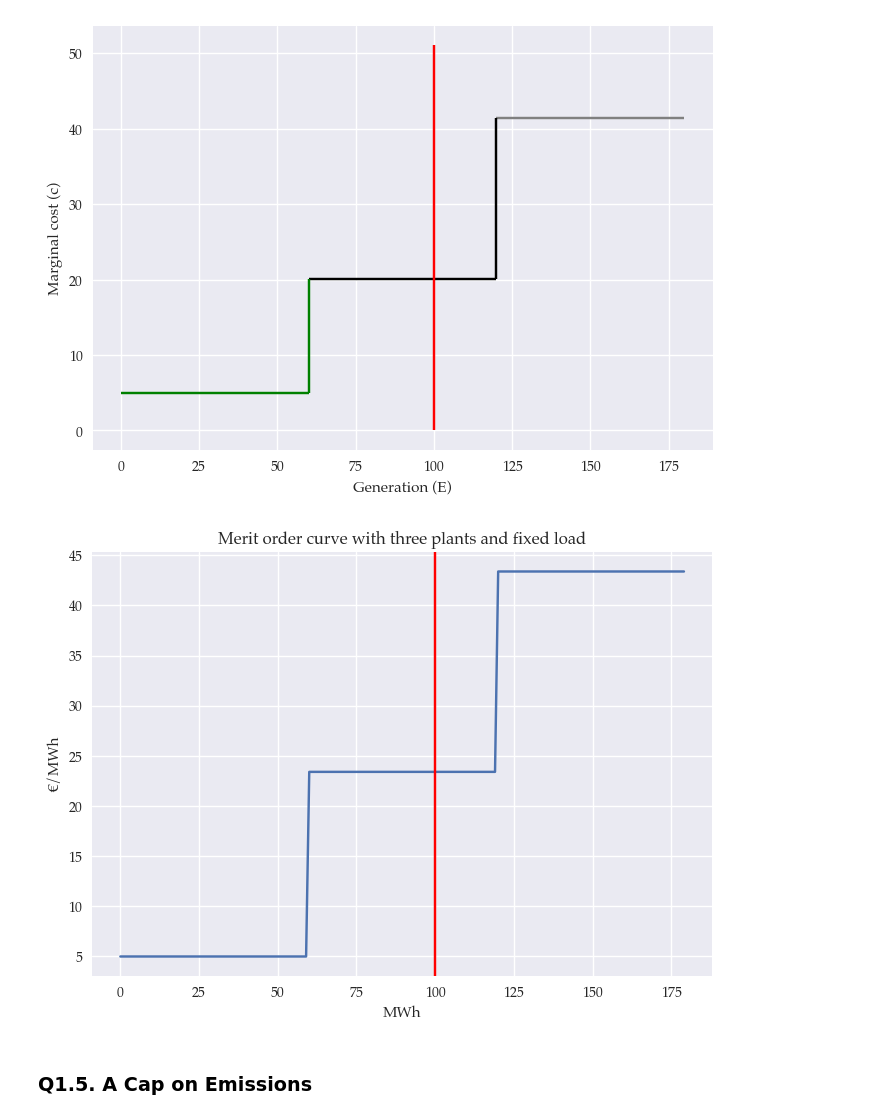
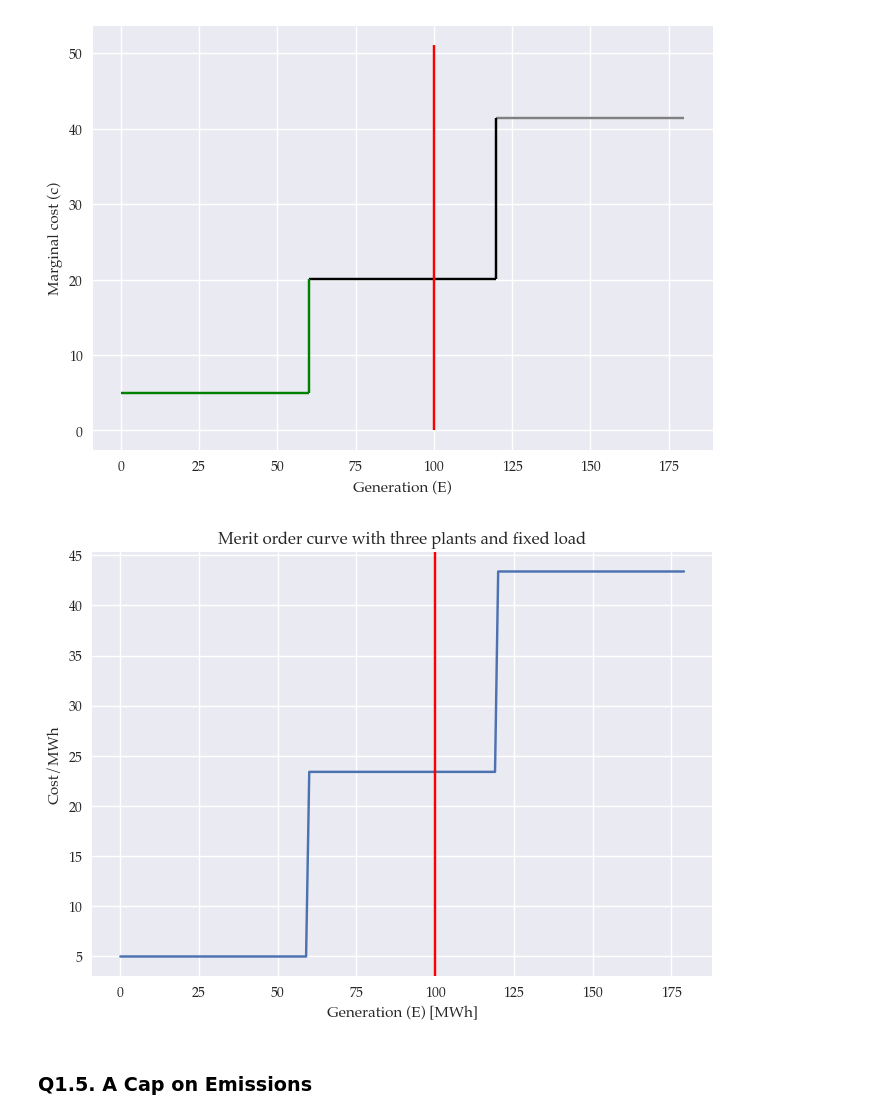
Before and after one commit to LucaAlv/EnergyEconomicsE2024, a Jupyter notebook: Exercises/E3.ipynb, the cells around one changed output. Saved outputs shown, nothing was run; the diff lists cells and outputs as text; code cells hidden in the pictures.

```diff
--- a/Exercises/E3.ipynb
+++ b/Exercises/E3.ipynb
@@ -129,62 +129,54 @@ plt.show(fig);
 [figure]
 # %%
 # marginal costs ci (per MWh of energy generated) without regulation
-
 db['MC'] = db['OtherMC'] + (db['FuelMix']*db['FuelPrice']).groupby(level='id').sum()
 
 # amount of pollution per MWh of energy generated for each plant, i.e. marginal emissions
-
 db['ME'] = (db['FuelMix']*db['EmissionIntensity']).groupby(level='id').sum()
 
 # total marginal costs (per MWh of energy generated) without regulation
-
 db['TotalMC'] = db['MC']
 
 # sort by cost
-
 TotalMC_sorted = db['TotalMC'].sort_values().index
 
 # total marginal social costs (per MWh of energy generated)
-
 db['SocialMC'] = db['MC'] + (db['ME']*db['EmissionTax']['CO2'])
 
 # Generating values for x axis
 mwh = pd.Index(np.arange(0, db['GeneratingCapacity']['A'] + db['GeneratingCapacity']['B'] + db['GeneratingCapacity']['C']))
-
 # Extracting the values for y axis (note the +1 in the definition of smc_C is to )
 smc_A = pd.Series([db['SocialMC']['A']]*db['GeneratingCapacity']['A'])
 smc_B = pd.Series([db['SocialMC']['B']]*db['GeneratingCapacity']['B'])
 smc_C = pd.Series([db['SocialMC']['C']]*(db['GeneratingCapacity']['C']))
-
 # Putting x and y axis together in a dataFrame
 mo_df = pd.concat([smc_C, smc_A, smc_B])
 mo_df.index = mwh
 
 # Generating the merit order curve for the case with taxation
 mo_df.plot()
 plt.axvline(db['Load']['Consumer 1'], 0, round(max(db['TotalMC'])+10), color='red')
-plt.xlabel('MWh')
-plt.ylabel('€/MWh')
+plt.xlabel('Generation (E) [MWh]')
+plt.ylabel('Cost/MWh')
 plt.title('Merit order curve with three plants and fixed load')
-plt.legend()
 plt.grid(True)
 plt.show()
 
 ## solution for optimal production for each plant (E_i) and shadow price of the equilibrium constraint
 
 # since plant A is the second cheapest plant and plant A + plant C (which is the cheapest plant) have a combined production capacity of 120 (60 each) increasing the load by one marginal unit will increase the system costs by exactly the costs of producing one more unit of energy with plant A.
 λ = db['TotalMC']['A']
 
 # MC of plant C < λ -> E_C = q_C
 E_C = db['GeneratingCapacity']['C']
 
 # MC of plant A = λ -> E_A = L - q_C
 E_A = db['Load']['Consumer 1'] - db['GeneratingCapacity']['C']
 
 # MC of plant B > λ -> E_B = 0
 E_B = 0
 # %% [output]
-[figure, old version]
+[figure, new version]
 # %% [markdown]
 ### **Q1.5. A Cap on Emissions**
 # %% [markdown]
```
Also changed, not shown: parts of 1 cell of this notebook.
